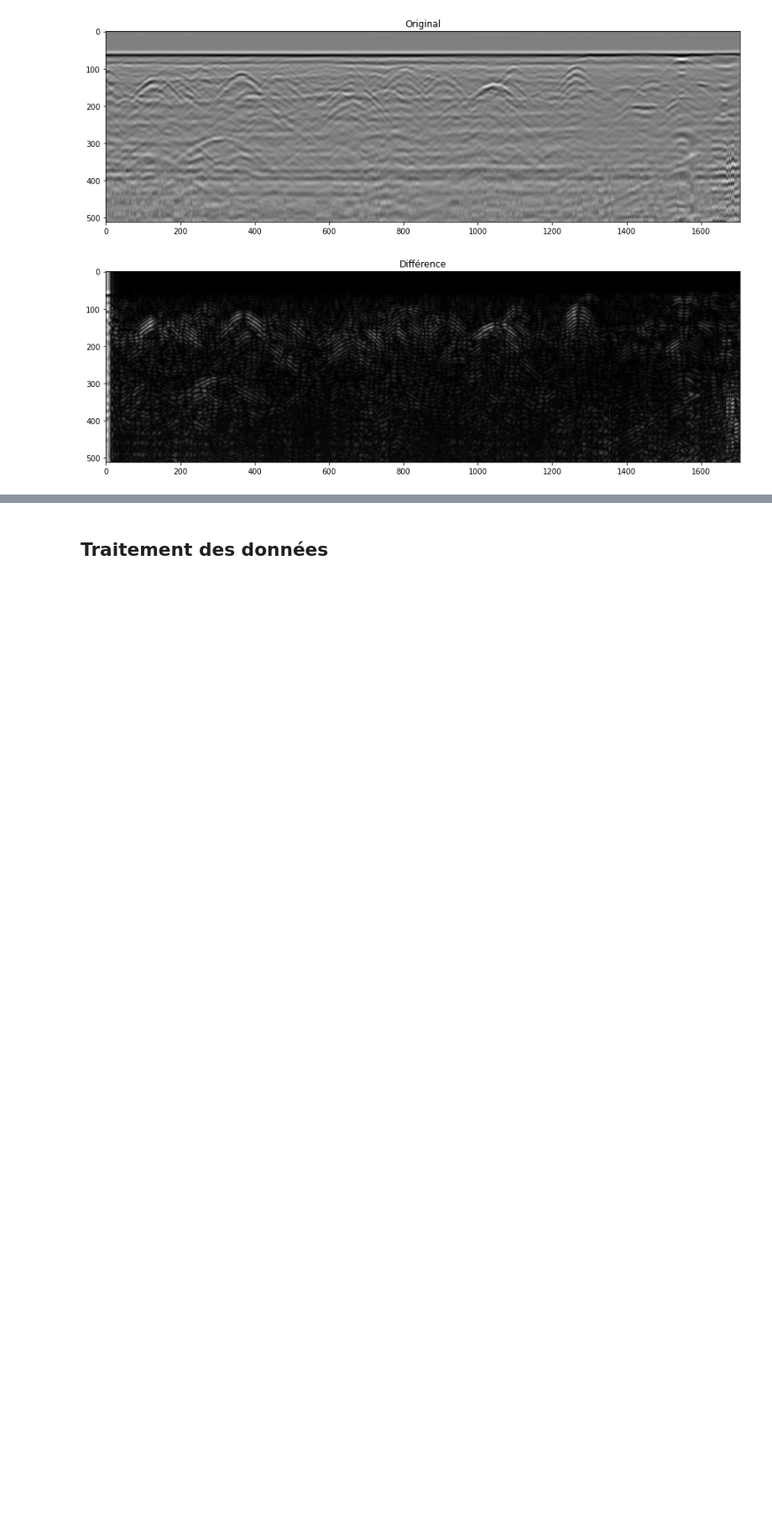
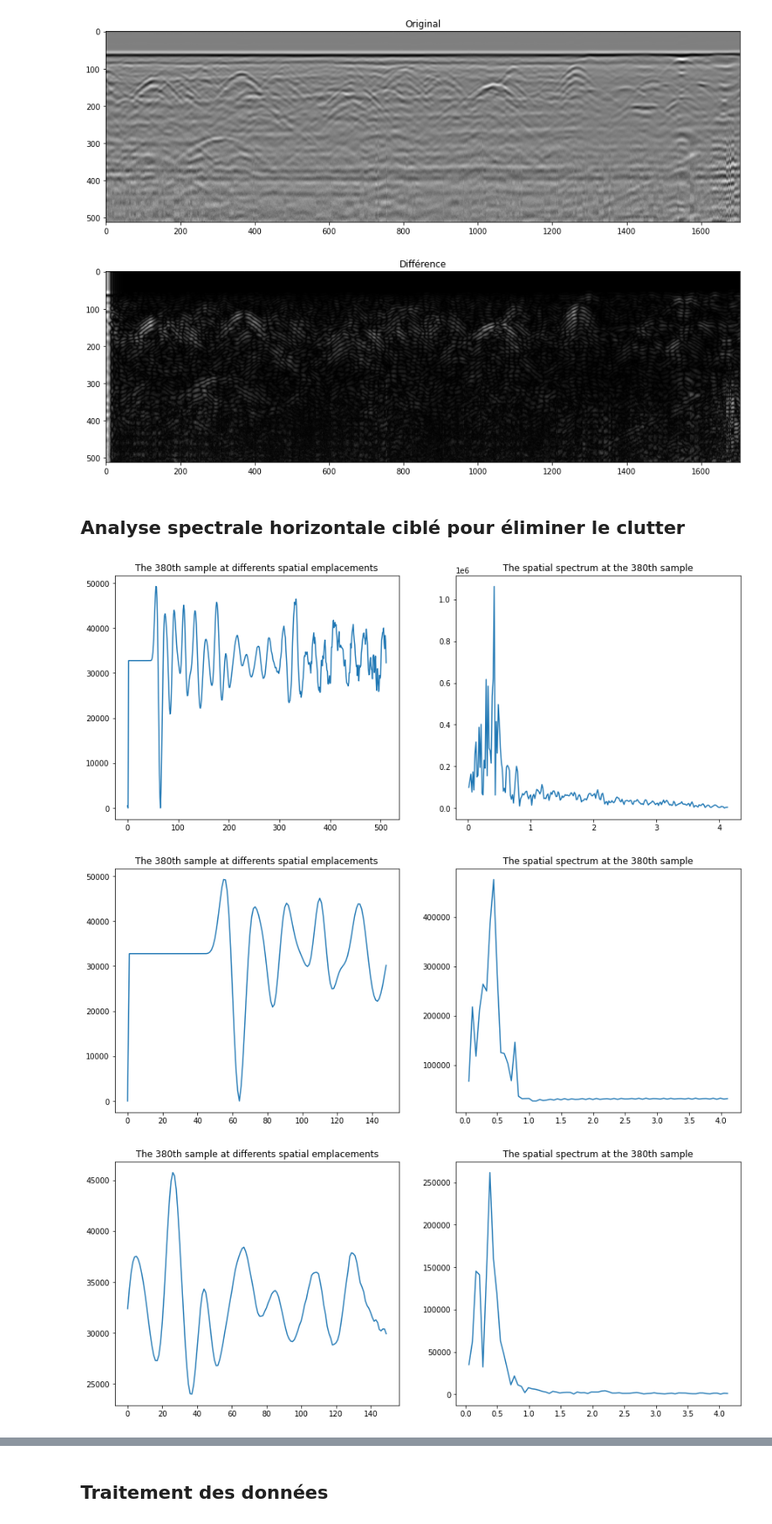
Before and after one commit to MerlinSchoose/tnsi-project, a Jupyter notebook: Examen_TNS_2021_2022.ipynb, the cells around one changed output, grey strips where cells are left out. Shown at 84% size. Drawn from its saved outputs; the diff is of its cells as text; code cells hidden in the pictures; blank space fills up the shorter version.

```diff
--- a/Examen_TNS_2021_2022.ipynb
+++ b/Examen_TNS_2021_2022.ipynb
@@ -156,3 +156,15 @@ plot_radargram(np.abs(bs - bs_butterworthed), "Différence")
 [figure]
 [figure]
 [figure]
+# %% [markdown]
+## Analyse spectrale horizontale ciblé pour éliminer le clutter
+# %%
+horizontal_sample_rate = 512/62
+spatial_spectrum(bs[:,380], horizontal_sample_rate, 380)
+spatial_spectrum(bs[:,380][1:150], horizontal_sample_rate, 380)
+spatial_spectrum(bs[:,380][150:300], horizontal_sample_rate, 380)
+spatial_spectrum(bs[:,380][400:512], horizontal_sample_rate, 380)
+# %% [output]
+[figure, added]
+[figure, added]
+[figure, added]
```
Also changed, not shown: parts of 5 cells of this notebook.
